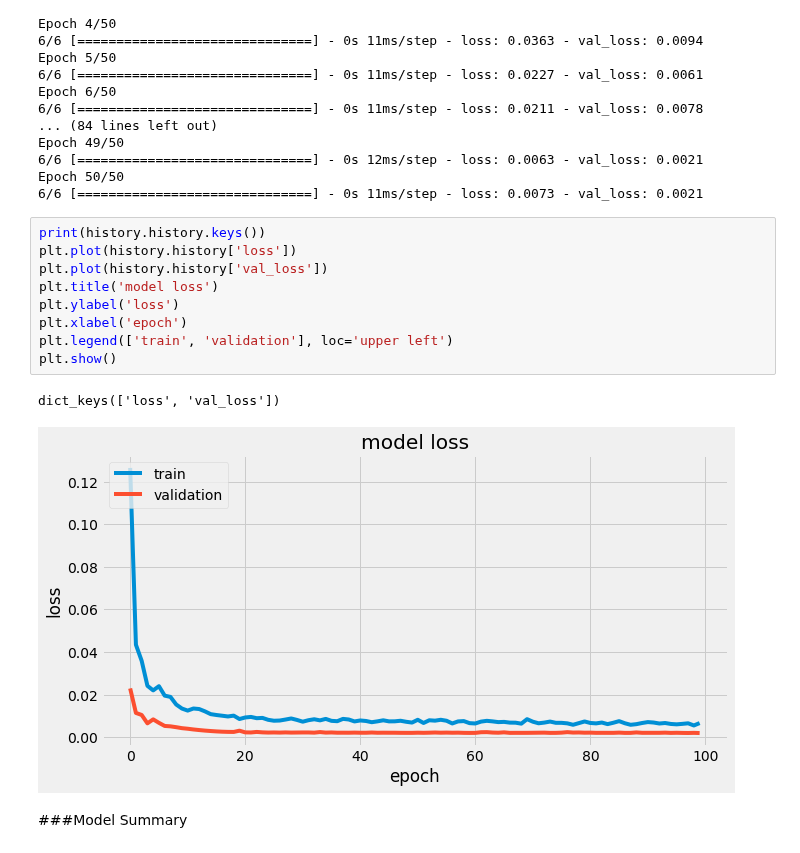
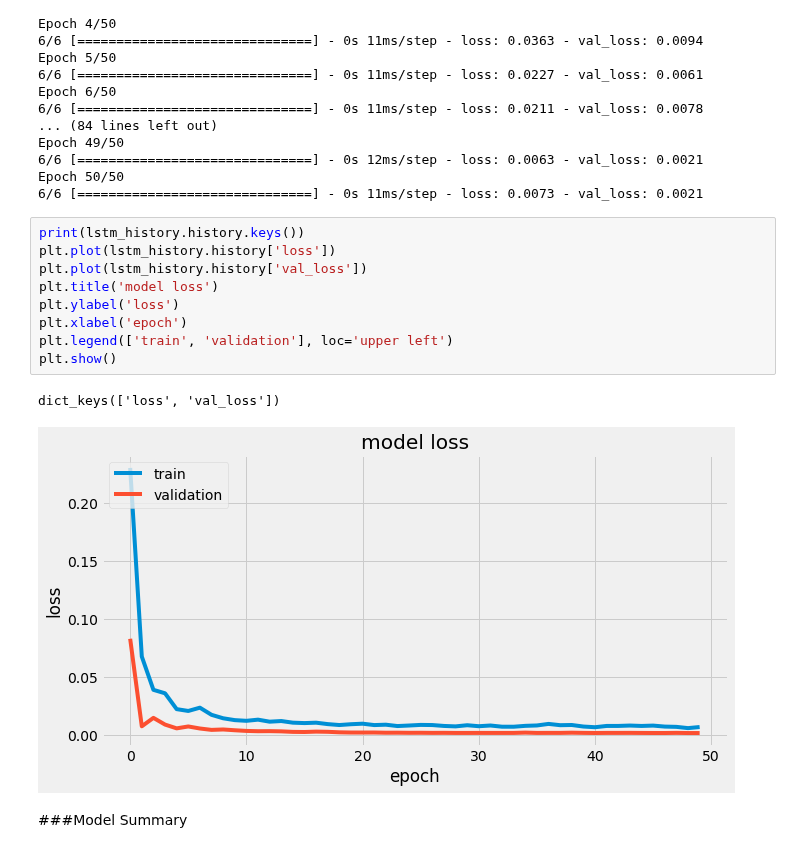
Before and after one commit to mofuoku417/Machine-Learning-Techniques-for-Multivariate-Time-Series-Forecasting-of-Crude-Palm-Oil-Prices, a Jupyter notebook: MV_LSTM.ipynb, the cells around one changed output. Saved outputs shown, nothing was run; the diff lists cells and outputs as text.

```diff
--- a/MV_LSTM.ipynb
+++ b/MV_LSTM.ipynb
@@ -272,17 +272,17 @@ Epoch 49/50
 Epoch 50/50
 6/6 [==============================] - 0s 11ms/step - loss: 0.0073 - val_loss: 0.0021
 # %%
-print(history.history.keys())
-plt.plot(history.history['loss'])
-plt.plot(history.history['val_loss'])
+print(lstm_history.history.keys())
+plt.plot(lstm_history.history['loss'])
+plt.plot(lstm_history.history['val_loss'])
 plt.title('model loss')
 plt.ylabel('loss')
 plt.xlabel('epoch')
 plt.legend(['train', 'validation'], loc='upper left')
 plt.show()
 # %% [output]
 dict_keys(['loss', 'val_loss'])
-[figure, old version]
+[figure, new version]
 # %% [markdown]
 ###Model Summary
 # %%
```
